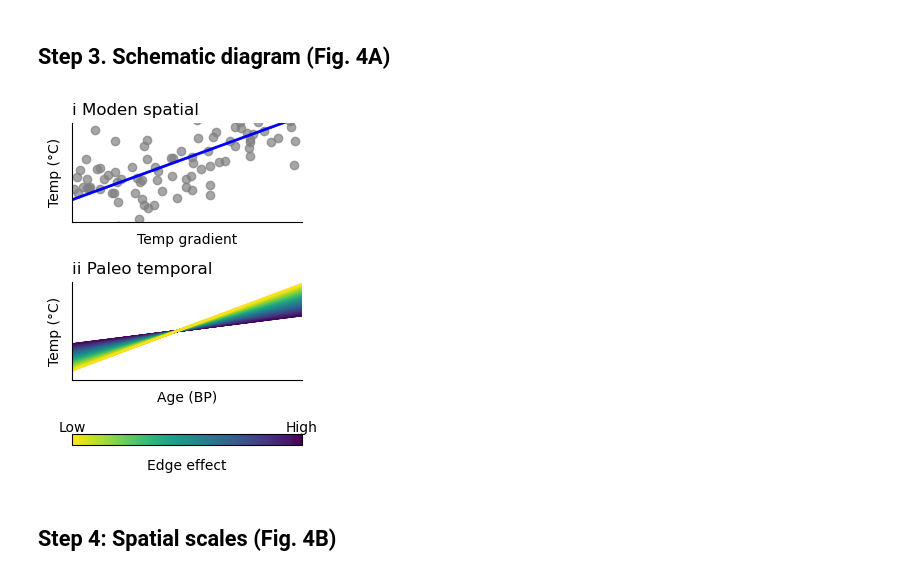
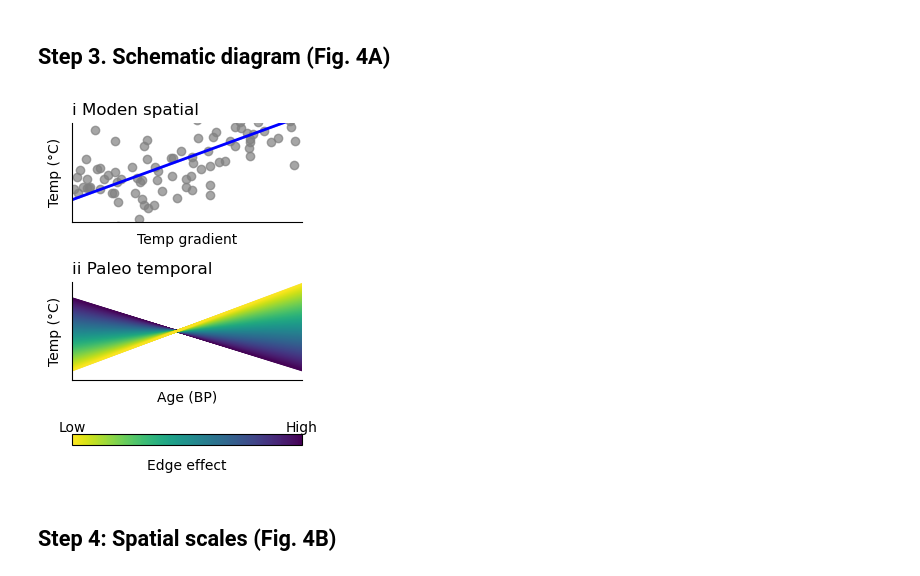
Before and after one commit to XIEhc-ITP/Edge-effect-MS, a Jupyter notebook: Liang-2024-et-al.-Global-soil-brGDGT-SINDY code.ipynb, the cells around one changed output. Cells and saved outputs as stored; diff of their text form; code cells hidden in the pictures.

```diff
--- a/Liang-2024-et-al.-Global-soil-brGDGT-SINDY code.ipynb
+++ b/Liang-2024-et-al.-Global-soil-brGDGT-SINDY code.ipynb
@@ -1486,7 +1486,7 @@ ax1.tick_params(axis='both', which='both', length=0)
 x = np.linspace(0, 22, 100)
 
 
-slopes = np.linspace(0.4, 1.2, 2000)
+slopes = np.linspace(-1, 1.2, 2000)
 
 
 colors = cm.viridis(np.linspace(0, 1, len(slopes)))
@@ -1499,44 +1499,45 @@ for i, m in enumerate(slopes):
     y = m * (x - offset) + 15
     ax2.plot(x, y, color=colors[i], alpha=0.2)
 
-# Customize plot
+
 ax2.set_xlim(0, 22)  # Set X axis from 0 to 22
 ax2.set_ylim(0, 30)  # Set Y axis from 0 to 30
 ax2.set_xlabel("Age (BP)")
 ax2.set_ylabel("Temp (°C)")
 
-# 去掉数字标签
+
 ax2.set_xticklabels([])
 ax2.set_yticklabels([])
 
-# Remove top and right spines to only show X and Y axis
+
 ax2.spines['top'].set_visible(False)
 ax2.spines['right'].set_visible(False)
 
 ax2.set_title('ii Paleo temporal', loc='left')
 
 
 ax2.spines['left'].set_position('zero')
 ax2.spines['bottom'].set_position('zero')
 ax2.tick_params(axis='both', which='both', length=0)
 
 
 sm = plt.cm.ScalarMappable(cmap=cm.viridis, norm=plt.Normalize(vmin=0.6, vmax=1))
 sm.set_array([])  # Only needed for colorbar
 cbar = fig.colorbar(sm, ax=ax2, orientation='horizontal', pad=0.3, aspect=20)
 cbar.set_label("Edge effect", rotation=0, labelpad=10)
 cbar.ax.set_xticks([])
 cbar.ax.invert_xaxis()
 
 
 cbar.ax.text(0, 1.5, "Low", ha='center', va='center', transform=cbar.ax.transAxes, fontsize=10)
 cbar.ax.text(1, 1.5, "High", ha='center', va='center', transform=cbar.ax.transAxes, fontsize=10)
 
 
 plt.tight_layout()
+
 plt.show()
 # %% [output]
-[figure, old version]
+[figure, new version]
 # %% [markdown]
 ## Step 4: Spatial scales (Fig. 4B)
 # %%
```
